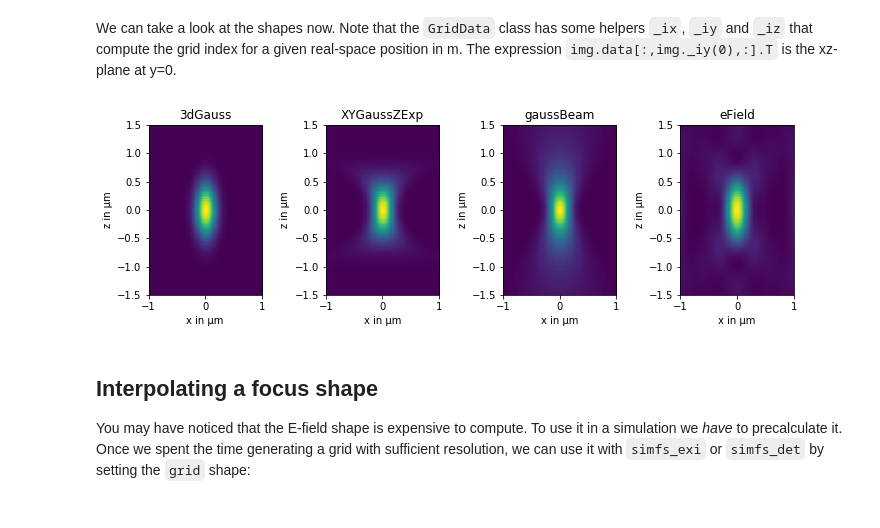
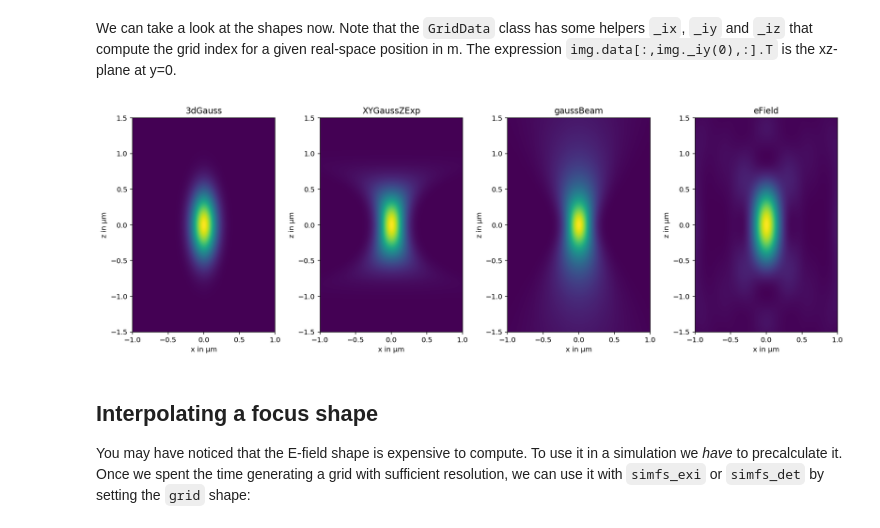
Before and after one commit to sponchcafe/SiMFS-doc, a Jupyter notebook: source/examples/focus_functions.ipynb, the cells around one changed output. Drawn from its saved outputs; the diff is of its cells as text; code cells hidden in the pictures.

```diff
--- a/source/examples/focus_functions.ipynb
+++ b/source/examples/focus_functions.ipynb
@@ -202,17 +194,17 @@ efield  = utils.PrecalculatedGridData('eField.dat',   dtype='f8')
 # %% [markdown]
 We can take a look at the shapes now. Note that the ``GridData`` class has some helpers ``_ix``, ``_iy`` and ``_iz`` that compute the grid index for a given real-space position in m. The expression ``img.data[:,img._iy(0),:].T`` is the xz-plane at y=0.
 # %%
-fig, axes = plt.subplots(ncols=4, figsize=(10,5))
+fig, axes = plt.subplots(ncols=4, figsize=(15,10))
 
 for img, ax, title in zip((gauss, exp, gbeam, efield), axes, list(types)+['eField']):
-    ax.imshow(img.data[:,img._iy(0),:].T, extent=(-1, 1, -1.5, 1.5), interpolation='nearest')
+    ax.imshow(img.data[:,img._iy(0),:].T, extent=(-1, 1, -1.5, 1.5), interpolation='bicubic')
     ax.set_title(title)
     ax.set_xlabel('x in µm')
     ax.set_ylabel('z in µm')
 
 plt.tight_layout()
 # %% [output]
-[figure, old version]
+[figure, new version]
 # %% [markdown]
 ## Interpolating a focus shape
 
```
Also changed, not shown: parts of 10 cells of this notebook, 8 other files.
